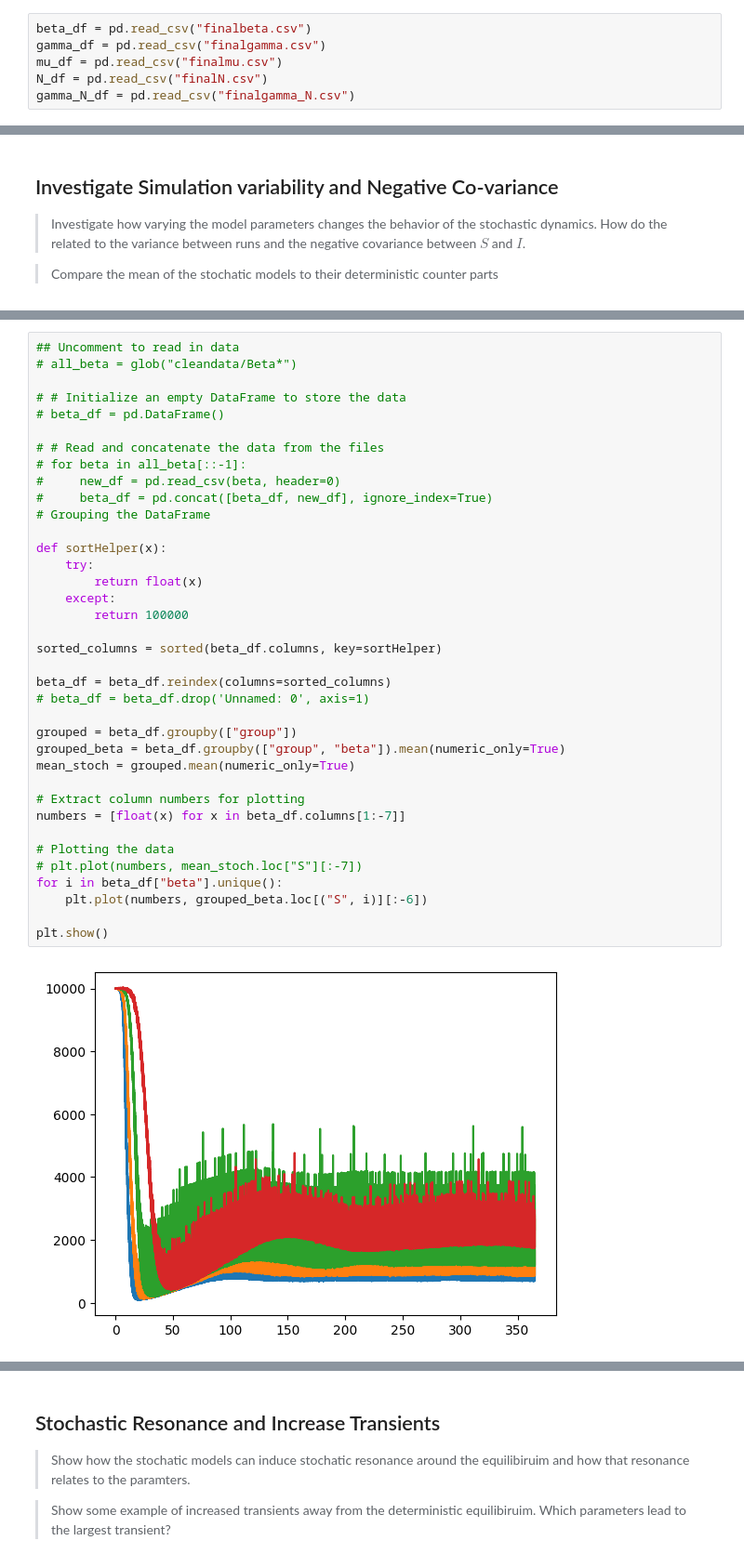
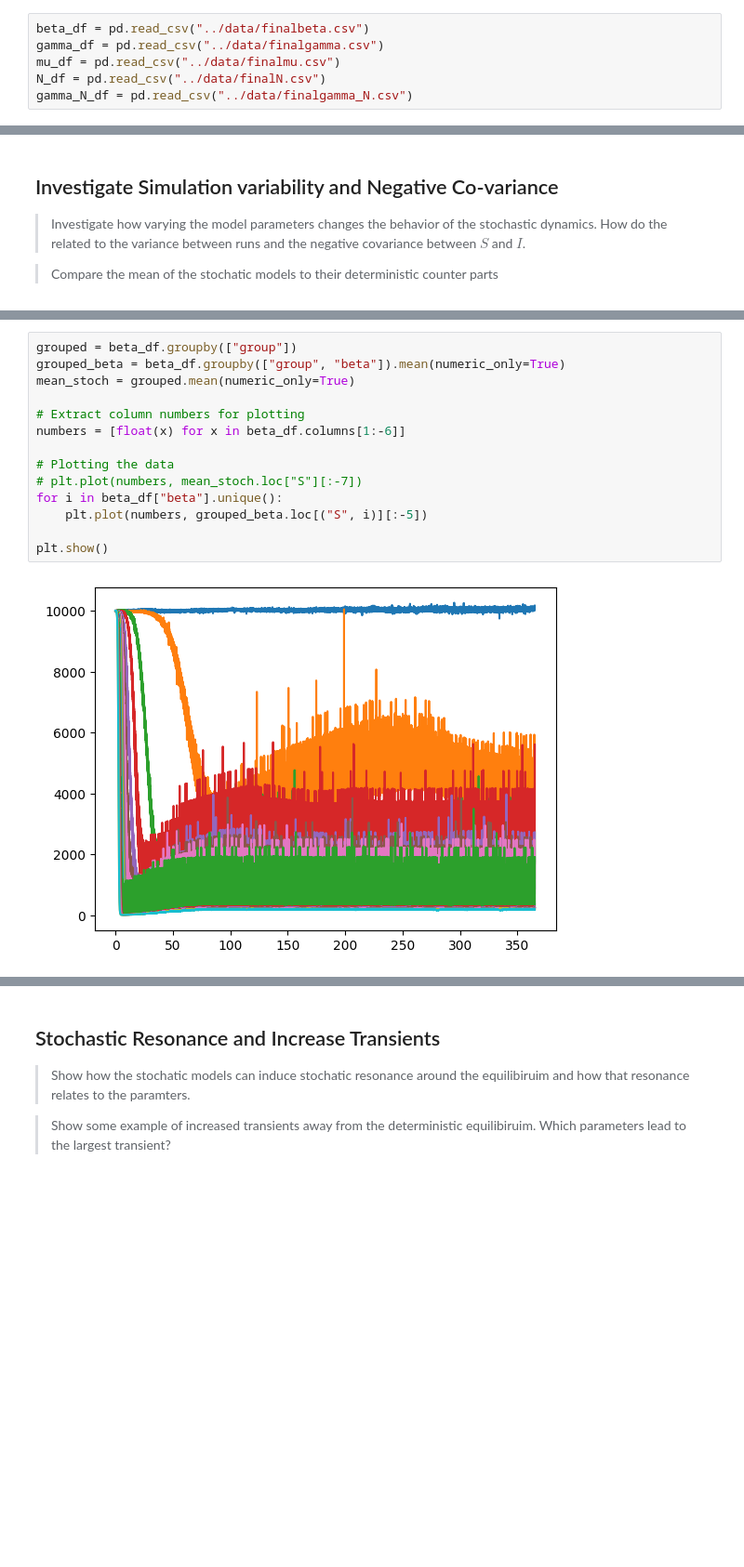
Before and after one commit to AmirSahrani/IntroCompAssignment2_fresh, a Jupyter notebook: Assignment2.ipynb, the cells around one changed output, grey strips where cells are left out. Shown at 93% size. Cells and saved outputs as stored; diff of their text form; blank space fills up the shorter version.

```diff
--- a/Assignment2.ipynb
+++ b/Assignment2.ipynb
@@ -28,7 +29,7 @@ import ndlib.models.epidemics as ep
 \end{align}
 # %%
-beta_df = pd.read_csv("finalbeta.csv")
-gamma_df = pd.read_csv("finalgamma.csv")
-mu_df = pd.read_csv("finalmu.csv")
-N_df = pd.read_csv("finalN.csv")
-gamma_N_df = pd.read_csv("finalgamma_N.csv")
+beta_df = pd.read_csv("../data/finalbeta.csv")
+gamma_df = pd.read_csv("../data/finalgamma.csv")
+mu_df = pd.read_csv("../data/finalmu.csv")
+N_df = pd.read_csv("../data/finalN.csv")
+gamma_N_df = pd.read_csv("../data/finalgamma_N.csv")
@@ -452,39 +466,16 @@ KeyboardInterrupt:
 # %%
-## Uncomment to read in data
-# all_beta = glob("cleandata/Beta*")
-
-# # Initialize an empty DataFrame to store the data
-# beta_df = pd.DataFrame()
-
-# # Read and concatenate the data from the files
-# for beta in all_beta[::-1]:
-#     new_df = pd.read_csv(beta, header=0)
-#     beta_df = pd.concat([beta_df, new_df], ignore_index=True)
-# Grouping the DataFrame
-
-def sortHelper(x):
-    try:
-        return float(x)
-    except:
-        return 100000
-
-sorted_columns = sorted(beta_df.columns, key=sortHelper)
-
-beta_df = beta_df.reindex(columns=sorted_columns)
-# beta_df = beta_df.drop('Unnamed: 0', axis=1)
-
 grouped = beta_df.groupby(["group"])
 grouped_beta = beta_df.groupby(["group", "beta"]).mean(numeric_only=True)
 mean_stoch = grouped.mean(numeric_only=True)
 
 # Extract column numbers for plotting
-numbers = [float(x) for x in beta_df.columns[1:-7]]
+numbers = [float(x) for x in beta_df.columns[1:-6]]
 
 # Plotting the data
 # plt.plot(numbers, mean_stoch.loc["S"][:-7])
 for i in beta_df["beta"].unique():
-    plt.plot(numbers, grouped_beta.loc[("S", i)][:-6])
+    plt.plot(numbers, grouped_beta.loc[("S", i)][:-5])
 
 plt.show()
 # %% [output]
-[figure, old version]
+[figure, new version]
```
Also changed, not shown: parts of 21 cells of this notebook, 2 other files.
